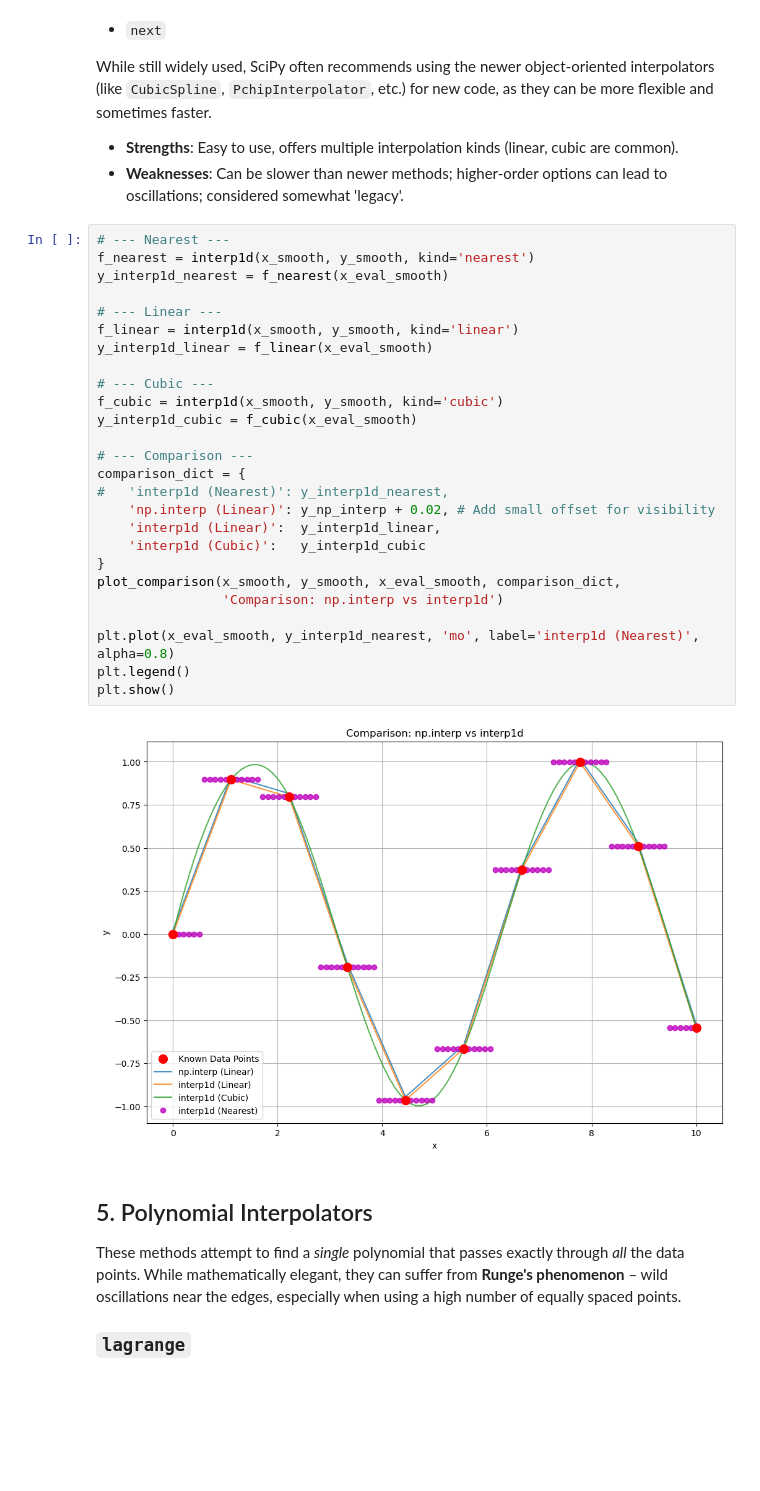
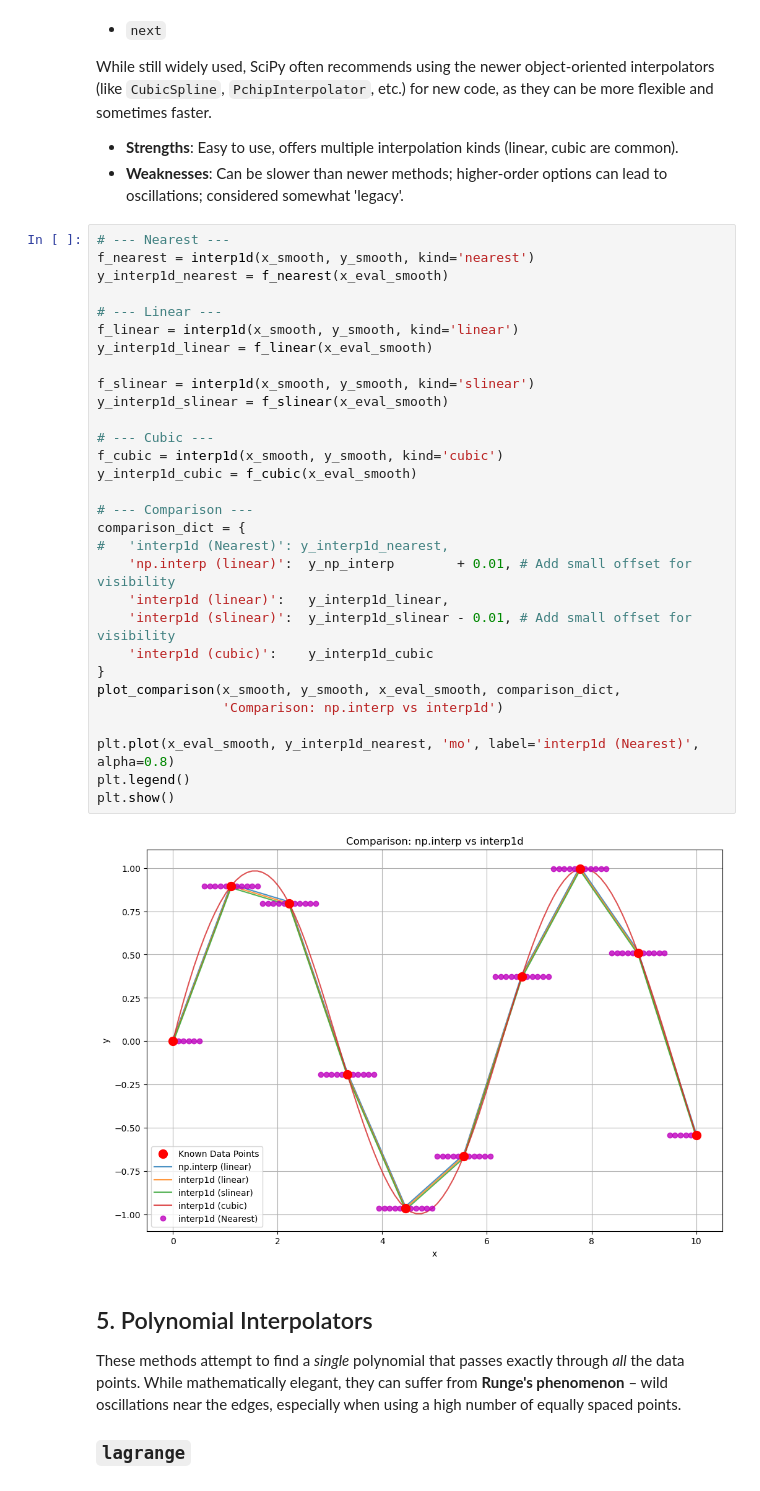
Before and after one commit to diegoandresalvarez/metodosnumericos, a Jupyter notebook: codigo/03_interpolacion/interpolation_1D.ipynb, the cells around one changed output. Drawn from its saved outputs; the diff is of its cells as text; blank space fills up the shorter version.

```diff
--- a/codigo/03_interpolacion/interpolation_1D.ipynb
+++ b/codigo/03_interpolacion/interpolation_1D.ipynb
@@ -134,31 +137,35 @@ While still widely used, SciPy often recommends using the newer object-oriented
 # %%
 # --- Nearest ---
 f_nearest = interp1d(x_smooth, y_smooth, kind='nearest')
 y_interp1d_nearest = f_nearest(x_eval_smooth)
 
 # --- Linear ---
 f_linear = interp1d(x_smooth, y_smooth, kind='linear')
 y_interp1d_linear = f_linear(x_eval_smooth)
 
+f_slinear = interp1d(x_smooth, y_smooth, kind='slinear')
+y_interp1d_slinear = f_slinear(x_eval_smooth)
+
 # --- Cubic ---
 f_cubic = interp1d(x_smooth, y_smooth, kind='cubic')
 y_interp1d_cubic = f_cubic(x_eval_smooth)
 
 # --- Comparison ---
 comparison_dict = {
 #   'interp1d (Nearest)': y_interp1d_nearest,
-    'np.interp (Linear)': y_np_interp + 0.02, # Add small offset for visibility
-    'interp1d (Linear)':  y_interp1d_linear,
-    'interp1d (Cubic)':   y_interp1d_cubic
+    'np.interp (linear)':  y_np_interp        + 0.01, # Add small offset for visibility
+    'interp1d (linear)':   y_interp1d_linear,
+    'interp1d (slinear)':  y_interp1d_slinear - 0.01, # Add small offset for visibility
+    'interp1d (cubic)':    y_interp1d_cubic
 }
 plot_comparison(x_smooth, y_smooth, x_eval_smooth, comparison_dict,
                 'Comparison: np.interp vs interp1d')
 
 plt.plot(x_eval_smooth, y_interp1d_nearest, 'mo', label='interp1d (Nearest)', alpha=0.8)
 plt.legend()
 plt.show()
 # %% [output]
-[figure, old version]
+[figure, new version]
 # %% [markdown]
 ## 5. Polynomial Interpolators
 
```
Also changed, not shown: parts of 6 cells of this notebook, 1 other file.
